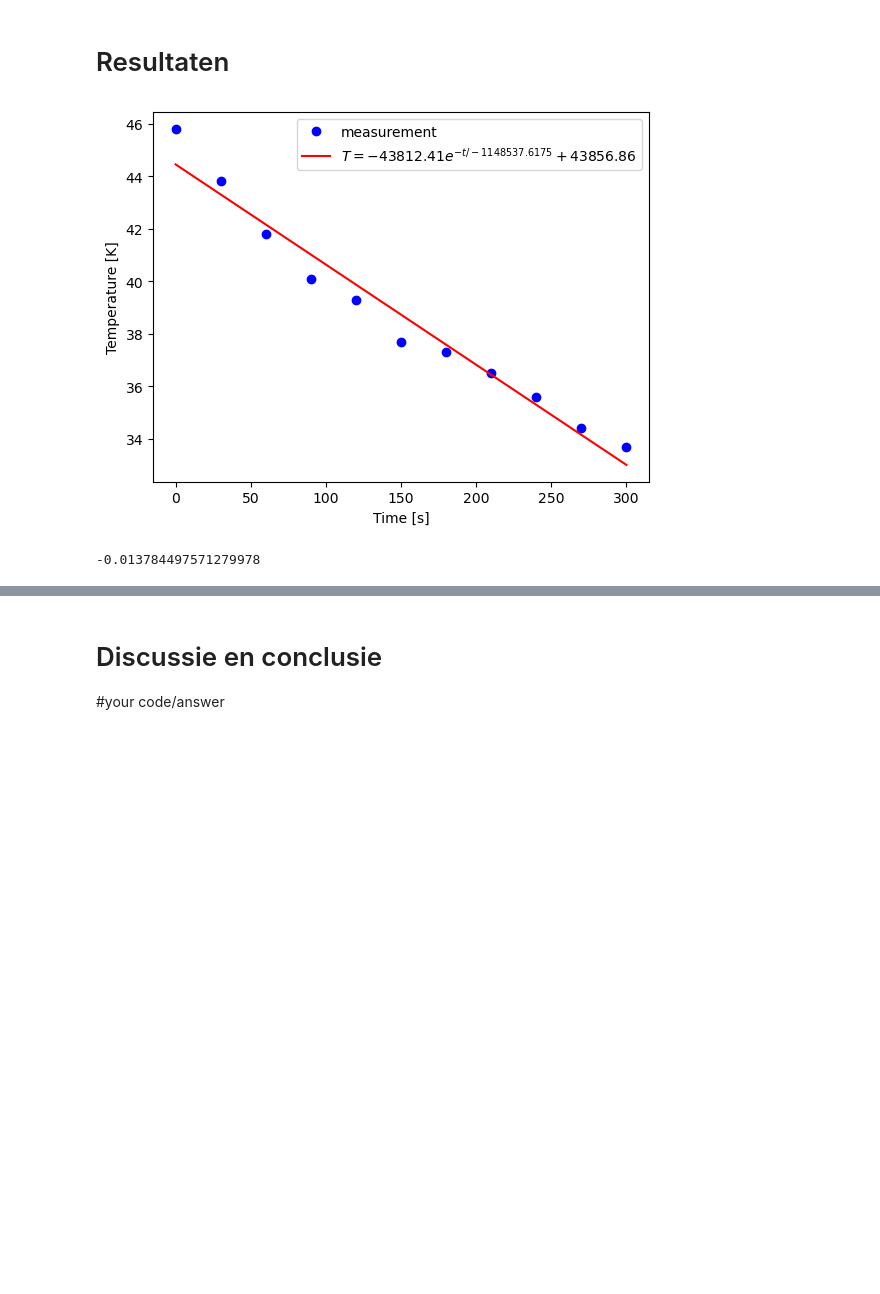
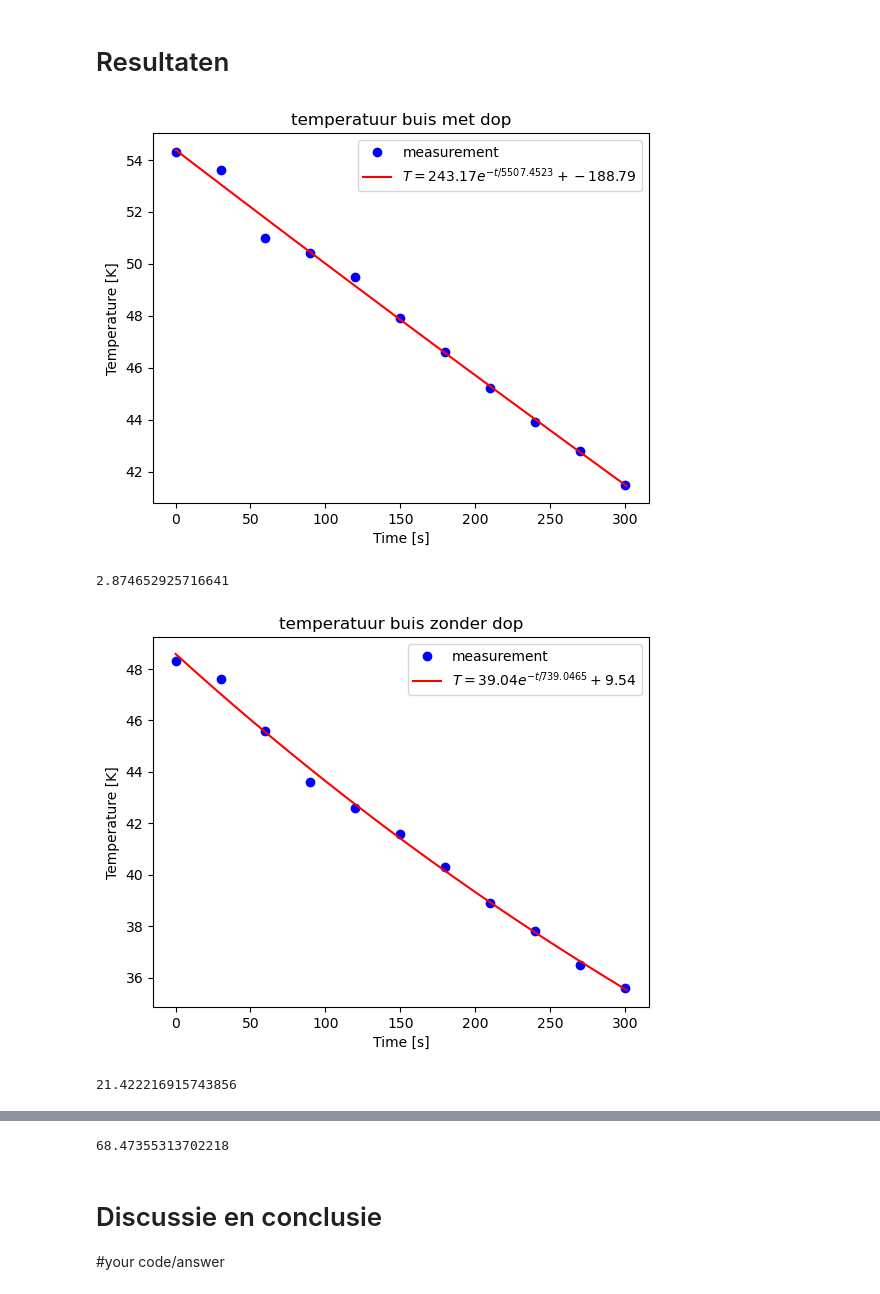
Before and after one commit to Rune-TuDelft/Thermoproject-ER, a Jupyter notebook: Content/Labs/Soortelijke warmte/koelbuis.ipynb, the cells around one changed output, grey strips where cells are left out. Cells and saved outputs as stored; diff of their text form; code cells hidden in the pictures; blank space fills up the shorter version.

```diff
--- a/Content/Labs/Soortelijke warmte/koelbuis.ipynb
+++ b/Content/Labs/Soortelijke warmte/koelbuis.ipynb
@@ -179,6 +173,13 @@ temphorizontaal= np.array([45.8,43.8,41.8,40.1,39.3,37.7,37.3,36.5,35.6,34.4,33.
 import numpy as np
 import matplotlib.pyplot as plt
 from scipy.optimize import curve_fit
+
+temp = np.array([54.3,53.6,51.0,50.4,49.5,47.9,46.6,45.2,43.9,42.8,41.5])
+tijd = np.array([0,30,60,90,120,150,180,210,240,270,300])
+
+tempzonder = np.array([48.3,47.6,45.6,43.6,42.6,41.6,40.3,38.9,37.8,36.5,35.6])
+temphorizontaal= np.array([45.8,43.8,41.8,40.1,39.3,37.7,37.3,36.5,35.6,34.4,33.7])
+
 
 def exp_func(t, A, tau, T_omg):
     # A is verschiltemperatuur met omgeving aan start
@@ -189,36 +190,84 @@ def exp_func(t, A, tau, T_omg):
 buitenoppervlak = 240.02*10**-4 # bepaal zelf in m^2
 warmtecapaciteit = 3.8*10**2 # bepaal de warmtecapaciteit in J/K
 
-times = tijd
+times = np.linspace(0,301,300)
 temps = temphorizontaal
 
 
 # pas beginwaardes aan naar schatting
 # Het aantal maxfev moet wellicht hoger voor goede convergentie van de waarde
-popt, pocv = curve_fit(exp_func, times, temps, p0=[50, 1000, 20], maxfev=5000)
+popt, pocv = curve_fit(exp_func, tijd, temp, p0=[20, 300, 20], maxfev=5000)
 
 A_exp, tau_exp, T_omg_exp = popt
 
 y_fit = exp_func(times, *popt)
 
 plt.figure()
+plt.title("temperatuur buis met dop")
 plt.xlabel('Time [s]')
 plt.ylabel('Temperature [K]')
 
-plt.plot(times, temps, 'bo', label='measurement')
+plt.plot(tijd, temp, 'bo', label='measurement')
 plt.plot(times, y_fit, 'r-',
          label='$T = %0.2f e^{-t/%0.4f} + %0.2f$' % (A_exp, tau_exp, T_omg_exp))
 
 plt.legend()
 
 plt.show()
 
 h_exp = (warmtecapaciteit) / (tau_exp * buitenoppervlak)
 
 print(h_exp) # warmteoverdrachtscoëfficiënt in W/m^2 K
 # Sla figuren op met
 #
 # plt.savefig("Figuren/naam.png", dpi=450)
+popt, pocv = curve_fit(exp_func, tijd, tempzonder, p0=[20, 300, 20], maxfev=5000)
+
+A_exp, tau_exp, T_omg_exp = popt
+
+y_fit = exp_func(times, *popt)
+
+plt.figure()
+plt.title("temperatuur buis zonder dop")
+plt.xlabel('Time [s]')
+plt.ylabel('Temperature [K]')
+
+plt.plot(tijd, tempzonder, 'bo', label='measurement')
+plt.plot(times, y_fit, 'r-',
+         label='$T = %0.2f e^{-t/%0.4f} + %0.2f$' % (A_exp, tau_exp, T_omg_exp))
+
+plt.legend()
+
+plt.show()
+
+h_exp = (warmtecapaciteit) / (tau_exp * buitenoppervlak)
+
+print(h_exp)
+
+popt, pocv = curve_fit(exp_func, tijd, temphorizontaal, p0=[20, 300, 20], maxfev=5000)
+
+A_exp, tau_exp, T_omg_exp = popt
+
+y_fit = exp_func(times, *popt)
+
+plt.figure()
+plt.title("temperatuur buis horizontaal")
+plt.xlabel('Time [s]')
+plt.ylabel('Temperature [K]')
+
+plt.plot(tijd, temphorizontaal, 'bo', label='measurement')
+plt.plot(times, y_fit, 'r-',
+         label='$T = %0.2f e^{-t/%0.4f} + %0.2f$' % (A_exp, tau_exp, T_omg_exp))
+
+plt.legend()
+
+plt.show()
+
+h_exp = (warmtecapaciteit) / (tau_exp * buitenoppervlak)
+
+print(h_exp)
 # %% [output]
-[figure, old version]
+[figure, new version]
--0.013784497571279978
+2.874652925716641
+[figure, added]
+21.422216915743856
@@ -225,3 +275,4 @@ print(h_exp) # warmteoverdrachtscoëfficiënt in W/m^2 K
+68.47355313702218
 # %% [markdown]
 # Discussie en conclusie
 
```
Also changed, not shown: parts of 2 cells of this notebook.
